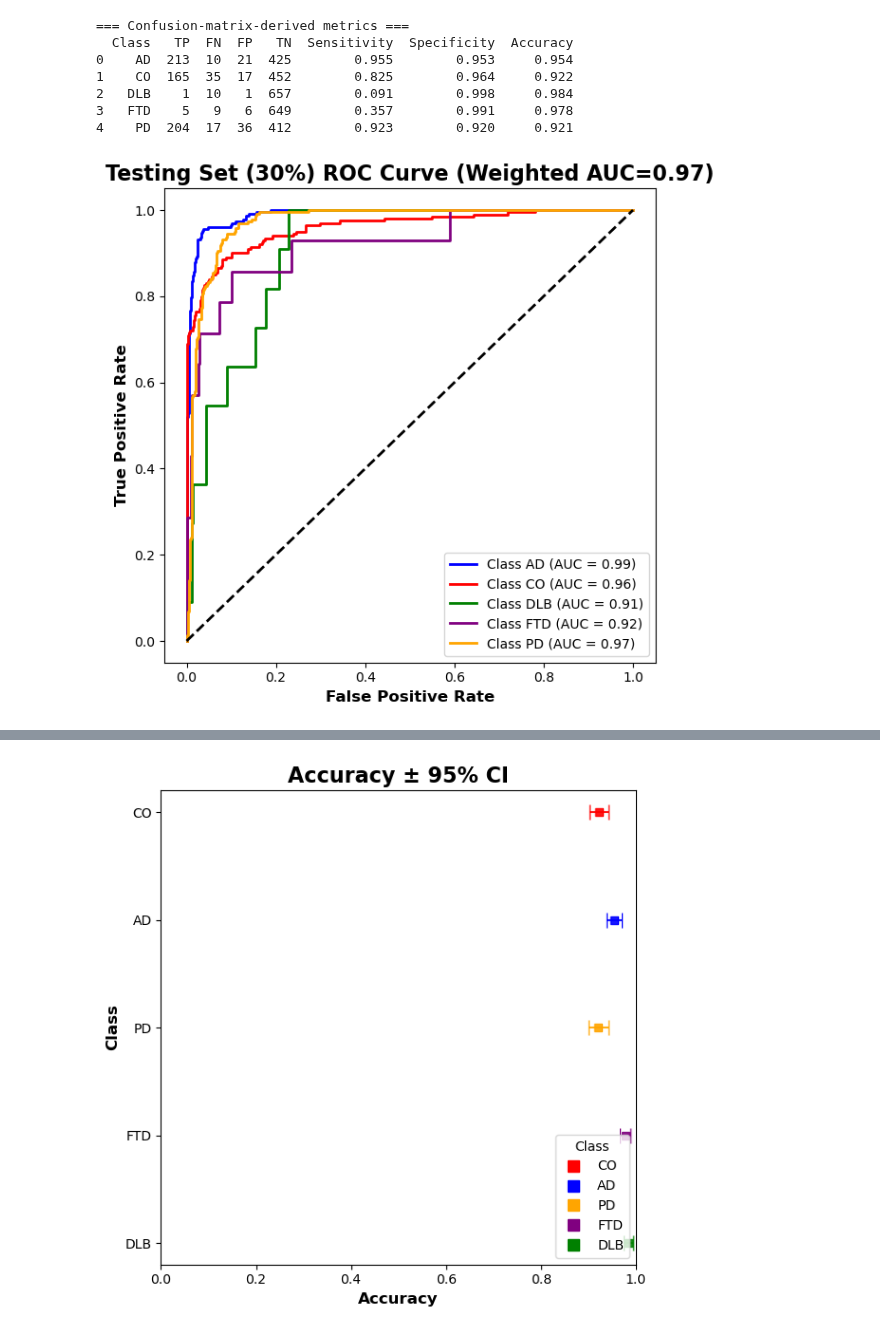
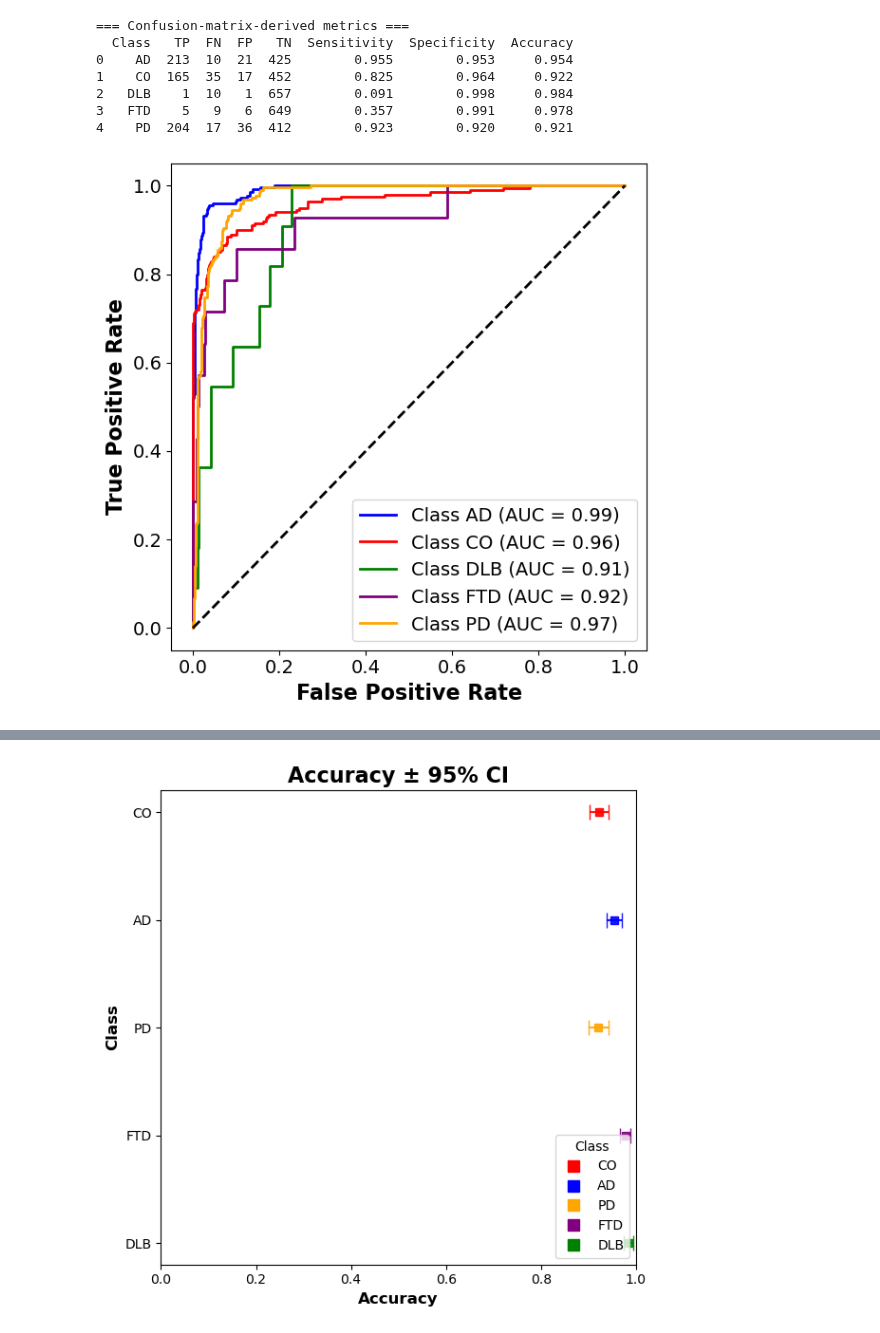
Before and after one commit to YingXu001/CSF_Plasma_Proteomics_AI_Classifier, a Jupyter notebook: LightGBM_Internal_Test_PUB.ipynb, the cells around one changed output, grey strips where cells are left out. Cells and saved outputs as stored; diff of their text form; code cells hidden in the pictures.

```diff
--- a/LightGBM_Internal_Test_PUB.ipynb
+++ b/LightGBM_Internal_Test_PUB.ipynb
@@ -423,27 +423,29 @@ auc_weight = np.average(
 # %%
 # -----------------------------------------------------------
 # 3) Plot ROC Curves
 # -----------------------------------------------------------
 plt.figure(figsize=(6, 6))
 colors = cycle(['blue', 'red', 'green', 'purple', 'orange'])
 for i, color in zip(range(n_classes), colors):
     if np.isnan(roc_auc[i]):
         continue
     plt.plot(fpr[i], tpr[i], color=color, lw=2,
              label=f'Class {class_labels[i]} (AUC = {roc_auc[i]:.2f})')
 plt.plot([0, 1], [0, 1], 'k--', lw=2)
-plt.xlabel('False Positive Rate', size=12, weight='bold')
-plt.ylabel('True Positive Rate',  size=12, weight='bold')
-# plt.xlabel('False Positive Rate', size=16)
-# plt.ylabel('True Positive Rate',  size=16)
-plt.title(f'Testing Set (30%) ROC Curve (Weighted AUC={auc_weight:.2f})',
-          size=16, weight='bold')
-plt.legend(loc='lower right')
+# plt.xlabel('False Positive Rate', size=12, weight='bold')
+# plt.ylabel('True Positive Rate',  size=12, weight='bold')
+plt.xticks(fontsize=14)
+plt.yticks(fontsize=14)
+plt.xlabel('False Positive Rate', size=16, weight='bold')
+plt.ylabel('True Positive Rate',  size=16, weight='bold')
+# plt.title(f'Testing Set (30%) ROC Curve (Weighted AUC={auc_weight:.2f})',
+#           size=16, weight='bold')
+plt.legend(loc='lower right', fontsize=14)
 plt.grid(False)
 plt.tight_layout()
 plt.show()
 # %% [output]
-[figure, old version]
+[figure, new version]
 # %%
 # -----------------------------------------------------------
 # 4) AUC ± 95% Confidence Interval (Standard Error & Bootstrap with Error Bars)
```
Also changed, not shown: parts of 4 cells of this notebook, 5 other files.
